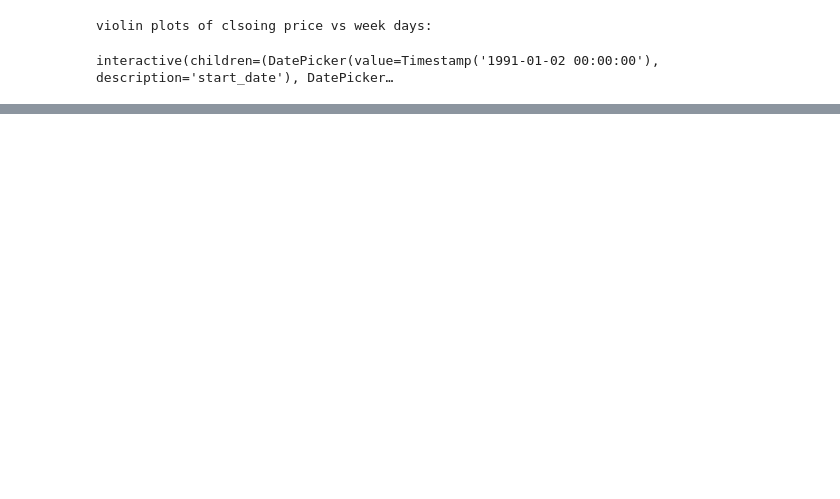
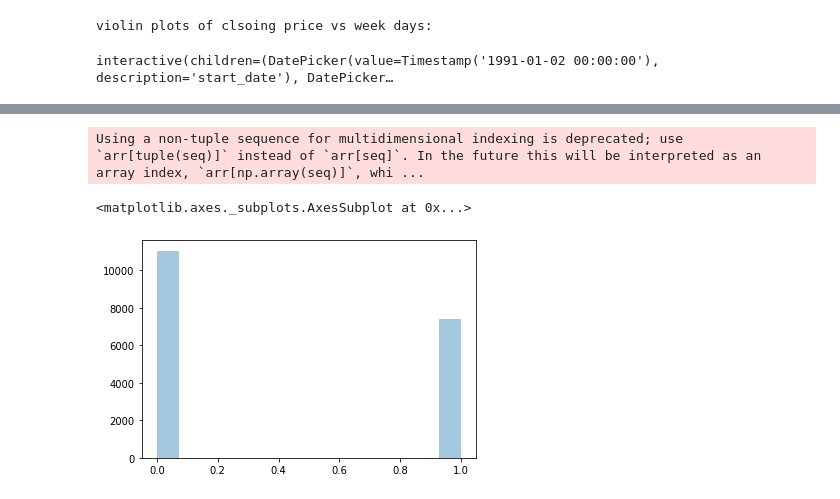
Before and after one commit to navanith007/Stock-Market-Prediction, a Jupyter notebook: Notebooks/Analysis.ipynb, the cells around one changed output, grey strips where cells are left out. Cells and saved outputs as stored; diff of their text form; code cells hidden in the pictures; blank space fills up the shorter version.

```diff
--- a/Notebooks/Analysis.ipynb
+++ b/Notebooks/Analysis.ipynb
@@ -344,3 +383,28 @@ def plot_violin_closing_weekday(
 # %% [output]
 violin plots of clsoing price vs week days:
 interactive(children=(DatePicker(value=Timestamp('1991-01-02 00:00:00'), description='start_date'), DatePicker…
+# %%
+temp_df = processed_data[['Date', 'Close']].copy()
+# %%
+def close_increased_with_days(temp_df, days = 5):
+    increased_price, status_series = [], []
+    for i in range(len(temp_df)-days):
+        increased_price.append(temp_df['Close'].iloc[i+days] - temp_df['Close'].iloc[i])
+        if increased_price[i] >= 0:
+            status_series.append(True)
+            for j in range(i+1, i+days):
+                if temp_df['Close'].iloc[j] < temp_df['Close'].iloc[i]:
+                    status_series.append(False)
+        else:
+            status_series.append(True)
+            for j in range(i+1, i+days):
+                if temp_df['Close'].iloc[j] >= temp_df['Close'].iloc[i]:
+                    status_series.append(False)
+
+
+
+
+    return increased_price, status_series
+
+
+inc_price, status_series = close_increased_with_days(temp_df, 7)
@@ -346,0 +426,6 @@ interactive(children=(DatePicker(value=Timestamp('1991-01-02 00:00:00'), descrip
+# %%
+sns.distplot(status_series, kde = False)
+# %% [output]
+Using a non-tuple sequence for multidimensional indexing is deprecated; use `arr[tuple(seq)]` instead of `arr[seq]`. In the future this will be interpreted as an array index, `arr[np.array(seq)]`, whi ...
+<matplotlib.axes._subplots.AxesSubplot at 0x...>
+[figure, added]
```
Also changed, not shown: parts of 10 cells of this notebook, 45 other files.
